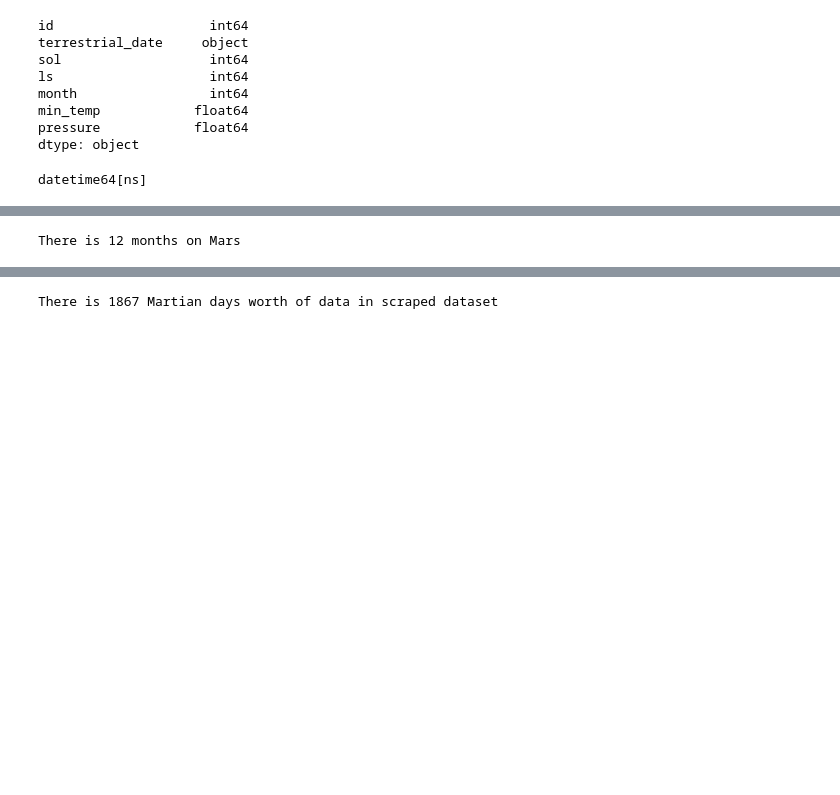
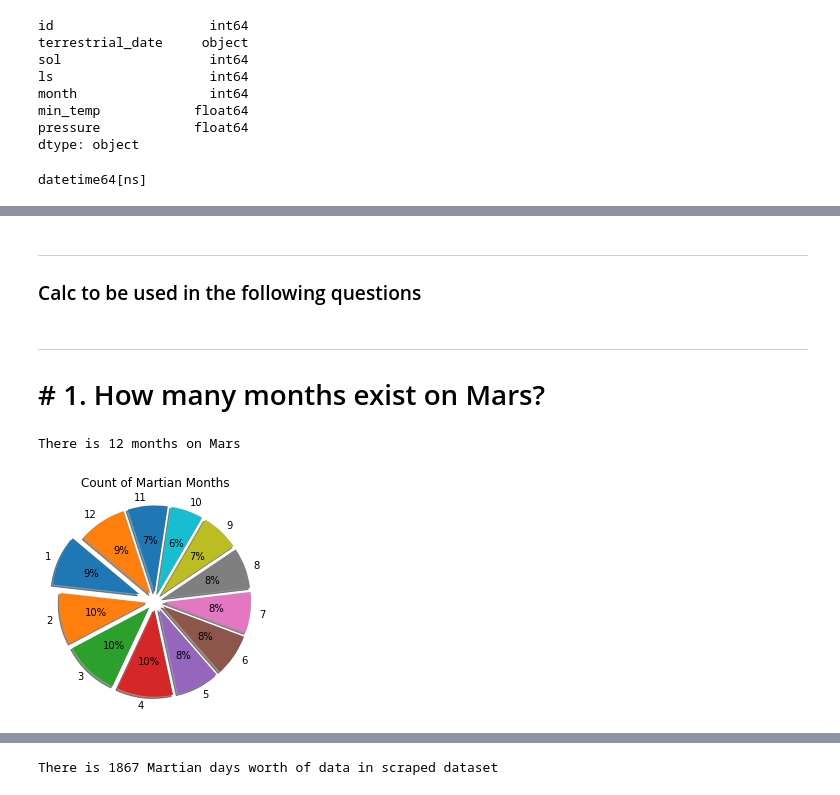
Before and after one commit to joshmartin33/web-scraping-challenge, a Jupyter notebook: mars_data_challenge_part_2.ipynb, the cells around one changed output, grey strips where cells are left out. Saved outputs shown, nothing was run; the diff lists cells and outputs as text; code cells hidden in the pictures; blank space fills up the shorter version.

Commit message:
Add csv export, grid for question 1 and cleaned and commented code

```diff
--- a/mars_data_challenge_part_2.ipynb
+++ b/mars_data_challenge_part_2.ipynb
@@ -67,0 +69,3 @@ Analyse the data by answering the following questions.
+# %% [markdown]
+---
+<h3>Calc to be used in the following questions</h3>
@@ -68 +75,4 @@ Analyse the data by answering the following questions.
+# %% [markdown]
+---
+<h1># 1. How many months exist on Mars?</h1>
 # %%
@@ -79,0 +86,18 @@ There is 12 months on Mars
+# %%
+# Plot how many times the month comes up in the data set
+month_counts = mars_temp_group_month.sol.count()
+
+# Labels for the sections of our pie chart
+month_label = mars_temp_df["month"].unique()
+month_label.sort()
+
+tup_explode = (0.2, 0.1, 0.1, 0.1, 0.1, 0.1, 0.1, 0.1, 0.1, 0.1, 0.1, 0.1)
+
+plt.pie(month_counts, explode=tup_explode, shadow=True, startangle=140, labels=month_label, autopct="%1.0f%%")
+
+# Add title
+plt.title("Count of Martian Months")
+
+plt.show()
+# %% [output]
+[figure, added]
```
Also changed, not shown: parts of 23 cells of this notebook.
